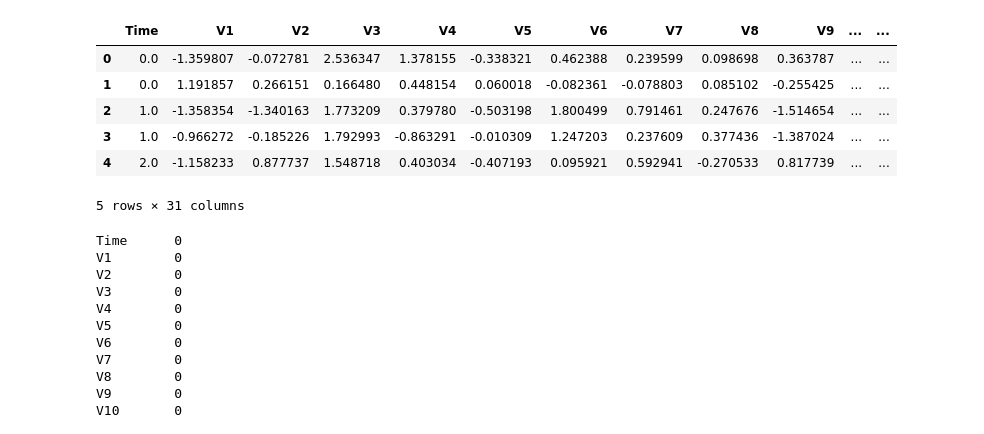
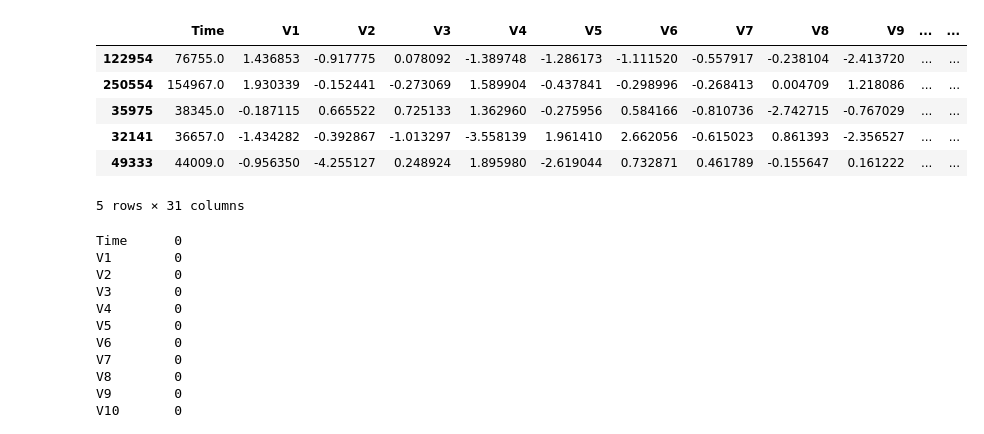
Before and after one commit to FaisalFaisal661/Credit_Card_Fraud_detection, a Jupyter notebook: using RandomForest/main.ipynb, the cells around one changed output. Cells and saved outputs as stored; diff of their text form; code cells hidden in the pictures.

```diff
--- a/using RandomForest/main.ipynb
+++ b/using RandomForest/main.ipynb
@@ -7,13 +11,14 @@ import pickle
 # %%
 data = pd.read_csv('creditcard.csv')
+data = data.sample(frac = 0.1, random_state = 48)
 data.head()
 # %% [output]
 |  | Time | V1 | V2 | V3 | V4 | V5 | V6 | V7 | V8 | V9 | ... | ... |
-| 0 | 0.0 | -1.359807 | -0.072781 | 2.536347 | 1.378155 | -0.338321 | 0.462388 | 0.239599 | 0.098698 | 0.363787 | ... | ... |
-| 1 | 0.0 | 1.191857 | 0.266151 | 0.166480 | 0.448154 | 0.060018 | -0.082361 | -0.078803 | 0.085102 | -0.255425 | ... | ... |
-| 2 | 1.0 | -1.358354 | -1.340163 | 1.773209 | 0.379780 | -0.503198 | 1.800499 | 0.791461 | 0.247676 | -1.514654 | ... | ... |
-| 3 | 1.0 | -0.966272 | -0.185226 | 1.792993 | -0.863291 | -0.010309 | 1.247203 | 0.237609 | 0.377436 | -1.387024 | ... | ... |
-| 4 | 2.0 | -1.158233 | 0.877737 | 1.548718 | 0.403034 | -0.407193 | 0.095921 | 0.592941 | -0.270533 | 0.817739 | ... | ... |
+| 122954 | 76755.0 | 1.436853 | -0.917775 | 0.078092 | -1.389748 | -1.286173 | -1.111520 | -0.557917 | -0.238104 | -2.413720 | ... | ... |
+| 250554 | 154967.0 | 1.930339 | -0.152441 | -0.273069 | 1.589904 | -0.437841 | -0.298996 | -0.268413 | 0.004709 | 1.218086 | ... | ... |
+| 35975 | 38345.0 | -0.187115 | 0.665522 | 0.725133 | 1.362960 | -0.275956 | 0.584166 | -0.810736 | -2.742715 | -0.767029 | ... | ... |
+| 32141 | 36657.0 | -1.434282 | -0.392867 | -1.013297 | -3.558139 | 1.961410 | 2.662056 | -0.615023 | 0.861393 | -2.356527 | ... | ... |
+| 49333 | 44009.0 | -0.956350 | -4.255127 | 0.248924 | 1.895980 | -2.619044 | 0.732871 | 0.461789 | -0.155647 | 0.161222 | ... | ... |
 5 rows × 31 columns
 # %%
 data.isnull().sum()
```
Also changed, not shown: parts of 19 cells of this notebook, 1 other file.
